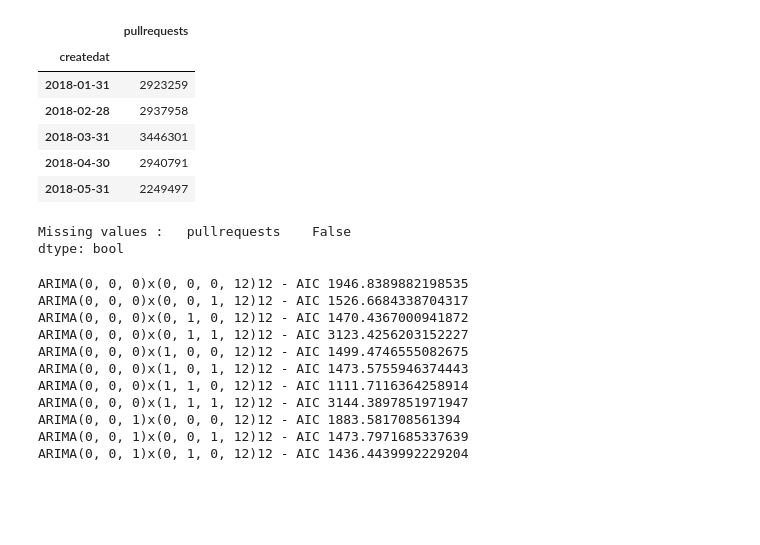
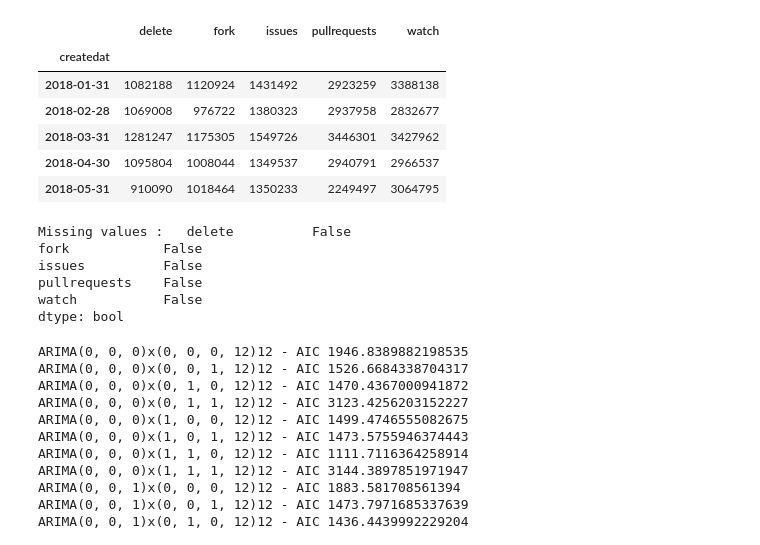
Before and after one commit to spectazular/UniSampleCode, a Jupyter notebook: SARIMA.ipynb, the cells around one changed output. Saved outputs shown, nothing was run; the diff lists cells and outputs as text; code cells hidden in the pictures; blank space fills up the shorter version.

```diff
--- a/SARIMA.ipynb
+++ b/SARIMA.ipynb
@@ -2,50 +2,54 @@
 #https://nandakishorej8.medium.com/auto-tuning-multiple-timeseries-sarimax-model-with-a-case-study-and-detailed-code-explanation-c136293b8457
 #https://www.youtube.com/watch?v=8lXNzQqsvCY
 
 import pandas as pd
 import matplotlib.pyplot as plt
 import pmdarima as pm
 from statsmodels.tsa.statespace.sarimax import SARIMAX
 import itertools
 
 df = pd.read_csv('mvw_AllProjects_Summary.csv')
 df['createdat'] = pd.to_datetime(df['createdat'])
 df['createdat'] = df['createdat'].dt.date
 
 #Create analysis data frame
 df_source = pd.DataFrame()
 df_source['createdat'] = pd.to_datetime(df['createdat'])
 
-#df_source['delete'] = df['deleteevent']
-#df_source['fork'] = df['forkevent']
-#df_source['issues'] = df['issuesevent']
+df_source['delete'] = df['deleteevent']
+df_source['fork'] = df['forkevent']
+df_source['issues'] = df['issuesevent']
 df_source['pullrequests'] = df['pullrequestevent']
-#df_source['watch'] = df['watchevent']
+df_source['watch'] = df['watchevent']
 
 df_source=df_source.set_index('createdat')
 df_source = df_source.resample('M').sum()
 
 y = df_source.resample('M').sum()
 y['2019-04-8':'2022-06-8']
 
 validation_df = df_source.resample('M').sum()
 validation_df = df_source[(df_source.index.get_level_values(0) >= '2021-01-31')]
 
 df_source.head()
 # %% [output]
-|  | pullrequests |
-| createdat |  |
-| 2018-01-31 | 2923259 |
-| 2018-02-28 | 2937958 |
-| 2018-03-31 | 3446301 |
-| 2018-04-30 | 2940791 |
-| 2018-05-31 | 2249497 |
+|  | delete | fork | issues | pullrequests | watch |
+| createdat |  |  |  |  |  |
+| 2018-01-31 | 1082188 | 1120924 | 1431492 | 2923259 | 3388138 |
+| 2018-02-28 | 1069008 | 976722 | 1380323 | 2937958 | 2832677 |
+| 2018-03-31 | 1281247 | 1175305 | 1549726 | 3446301 | 3427962 |
+| 2018-04-30 | 1095804 | 1008044 | 1349537 | 2940791 | 2966537 |
+| 2018-05-31 | 910090 | 1018464 | 1350233 | 2249497 | 3064795 |
 # %%
 #Check for missing or null value
 #False means no missing values
 print ("\nMissing values :  ", df_source.isnull().any())
 # %% [output]
-Missing values :   pullrequests    False
+Missing values :   delete          False
+fork            False
+issues          False
+pullrequests    False
+watch           False
 dtype: bool
 # %%
 p = d = q = range(0,2)
```
Also changed, not shown: parts of 5 cells of this notebook.
